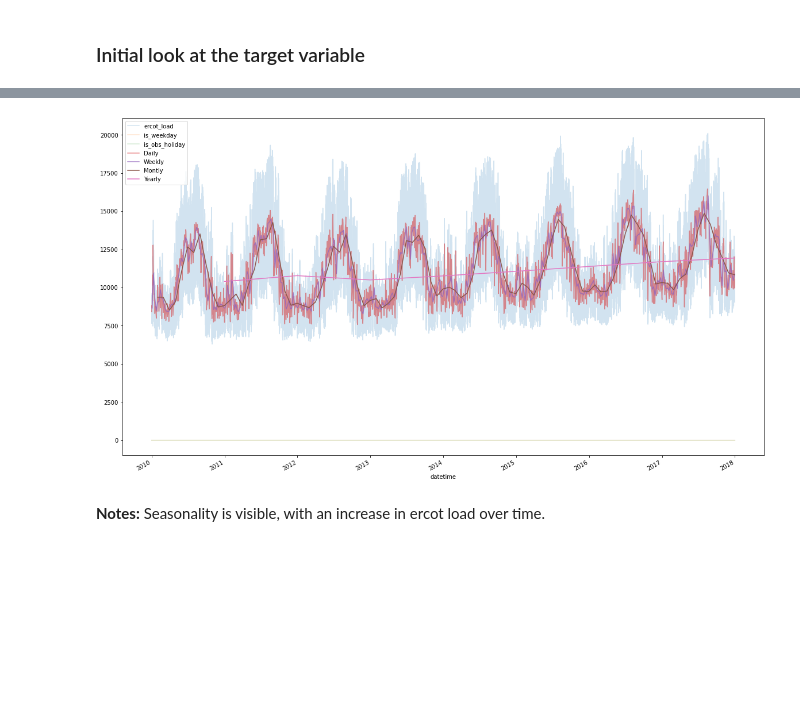
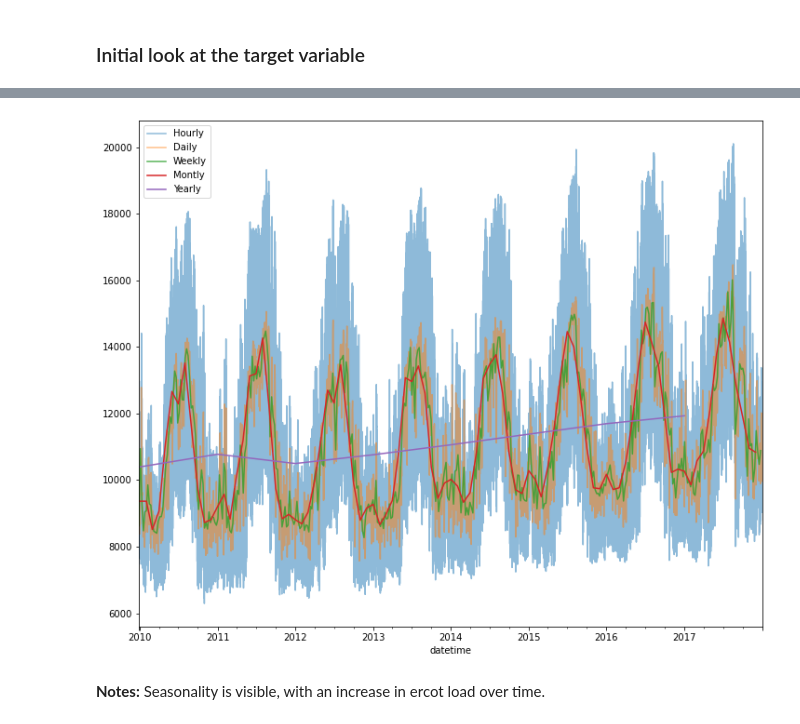
Before and after one commit to energy-demand-forecast/energy_demand_forecast, a Jupyter notebook: Lochlyn_directory/Lochlyn - exploration.ipynb, the cells around one changed output, grey strips where cells are left out. Saved outputs shown, nothing was run; the diff lists cells and outputs as text; code cells hidden in the pictures; blank space fills up the shorter version.

```diff
--- a/Lochlyn_directory/Lochlyn - exploration.ipynb
+++ b/Lochlyn_directory/Lochlyn - exploration.ipynb
@@ -9,11 +9,11 @@ import numpy as np
 import matplotlib.pyplot as plt
 import seaborn as sns
 import scipy.stats as stats
-plt.rcParams["figure.figsize"] = (20,12)
+plt.rcParams["figure.figsize"] = (12,10)
 alpha =.05
 # %% [markdown]
 ### Acquire
 # %%
-df = wrangle.get_ercot_df()
+df = wrangle.get_combined_df()
 df.head()
 # %% [output]
@@ -29 +30,3 @@ df.head()
+# %%
+df['hour'] = df.index.strftime('%H')
 # %%
@@ -83,13 +82,13 @@ plt.show()
 # %%
-train.plot(alpha=.2, label='Hourly')
+train.resample('H').ercot_load.mean().plot(alpha=.5, label='Hourly')
 train.resample('D').ercot_load.mean().plot(alpha=.5, label='Daily')
 train.resample('W').ercot_load.mean().plot(alpha=.8, label='Weekly')
 train.resample('M').ercot_load.mean().plot(label='Montly')
 train.resample('Y').ercot_load.mean().plot(label='Yearly')
 plt.legend()
 plt.show()
 # %% [output]
-[figure, old version]
+[figure, new version]
 # %% [markdown]
 **Notes:** Seasonality is visible, with an increase in ercot load over time.
 # %%
```
Also changed, not shown: parts of 49 cells of this notebook, 7 other files.
